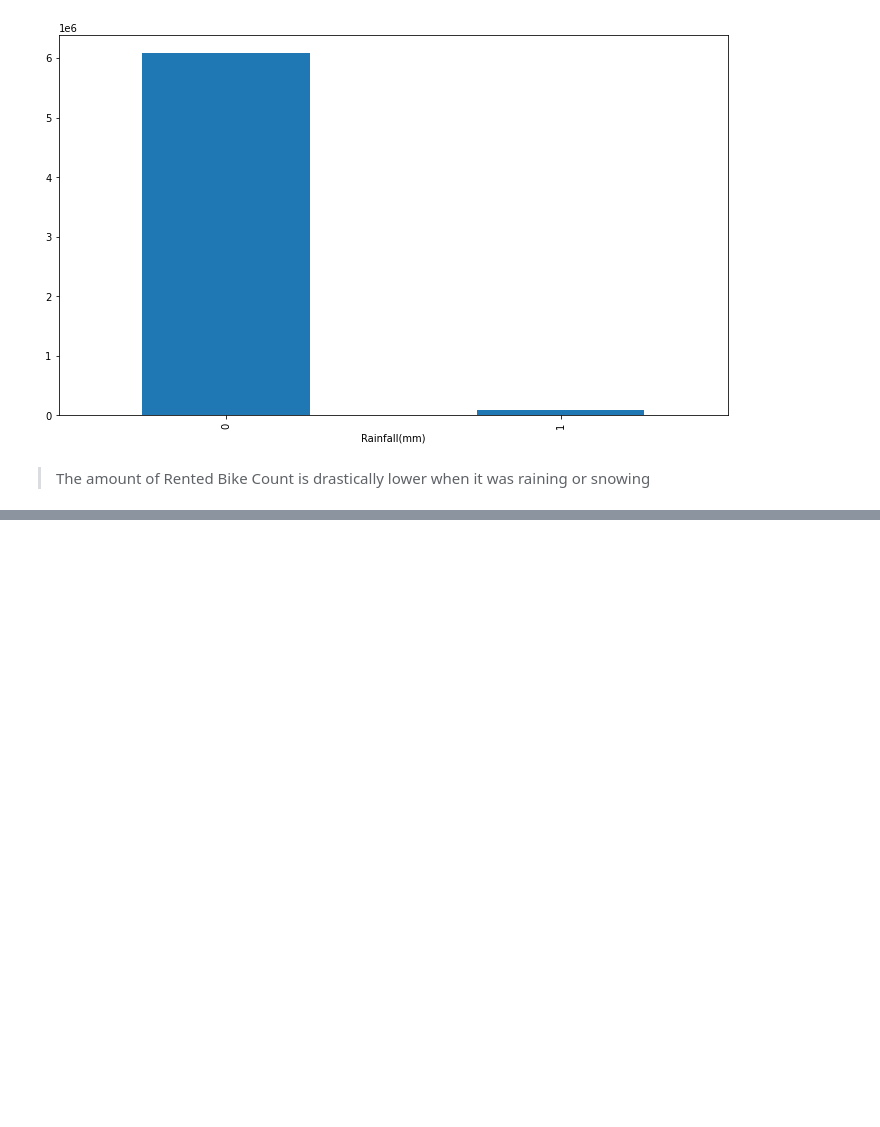
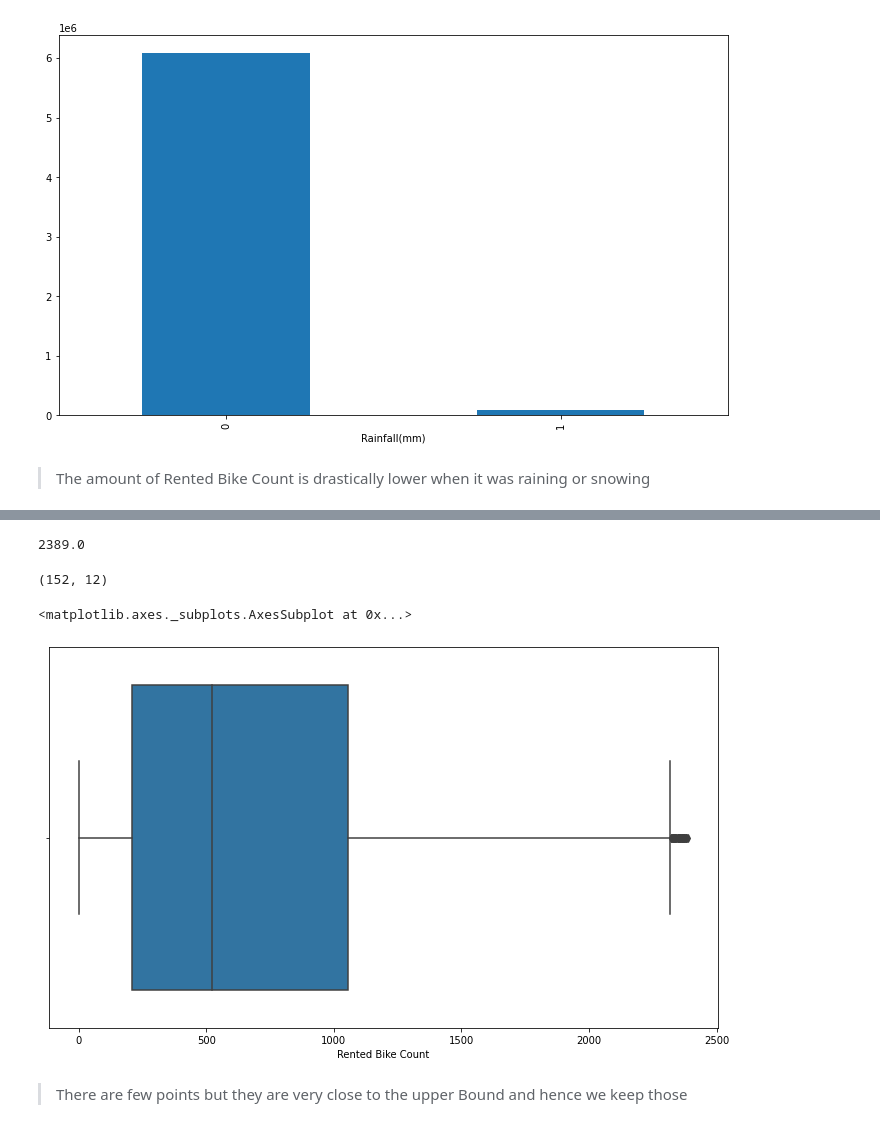
Before and after one commit to Sourabhpatel1/Capstone-Project-Regression, a Jupyter notebook: Capstone_Project_II,_Regression.ipynb, the cells around one changed output, grey strips where cells are left out. Drawn from its saved outputs; the diff is of its cells as text; code cells hidden in the pictures; blank space fills up the shorter version.

```diff
--- a/Capstone_Project_II,_Regression.ipynb
+++ b/Capstone_Project_II,_Regression.ipynb
@@ -610,0 +485,25 @@ for col in numerical_data.columns:
+# %%
+# Defining upper Bound
+IQR = np.quantile(data["Rented Bike Count"], 0.75) - np.quantile(data["Rented Bike Count"], 0.25)
+upper_bound = np.quantile(data["Rented Bike Count"], 0.75) + (1.5 * IQR)
+print(upper_bound)
+# %% [output]
+2389.0
+# %%
+# Looking at rows above upper bound
+data[data["Rented Bike Count"] > upper_bound].shape
+
+# There are 152 rows where the rented bike  count exceeds upper bound 152 rows is approximately 1.80% hence we drop the outliers
+# %% [output]
+(152, 12)
+# %%
+# dropping rows where Rented Bike Count is more than the upper bound
+data = data[data["Rented Bike Count"] < upper_bound]
+
+# Plotting to see if there are still any outliers
+sns.boxplot(data["Rented Bike Count"])
+# %% [output]
+<matplotlib.axes._subplots.AxesSubplot at 0x...>
+[figure, added]
+# %% [markdown]
+<blockquote>There are few points but they are very close to the upper Bound and hence we keep those</blockquote>
```
Also changed, not shown: parts of 46 cells of this notebook.
